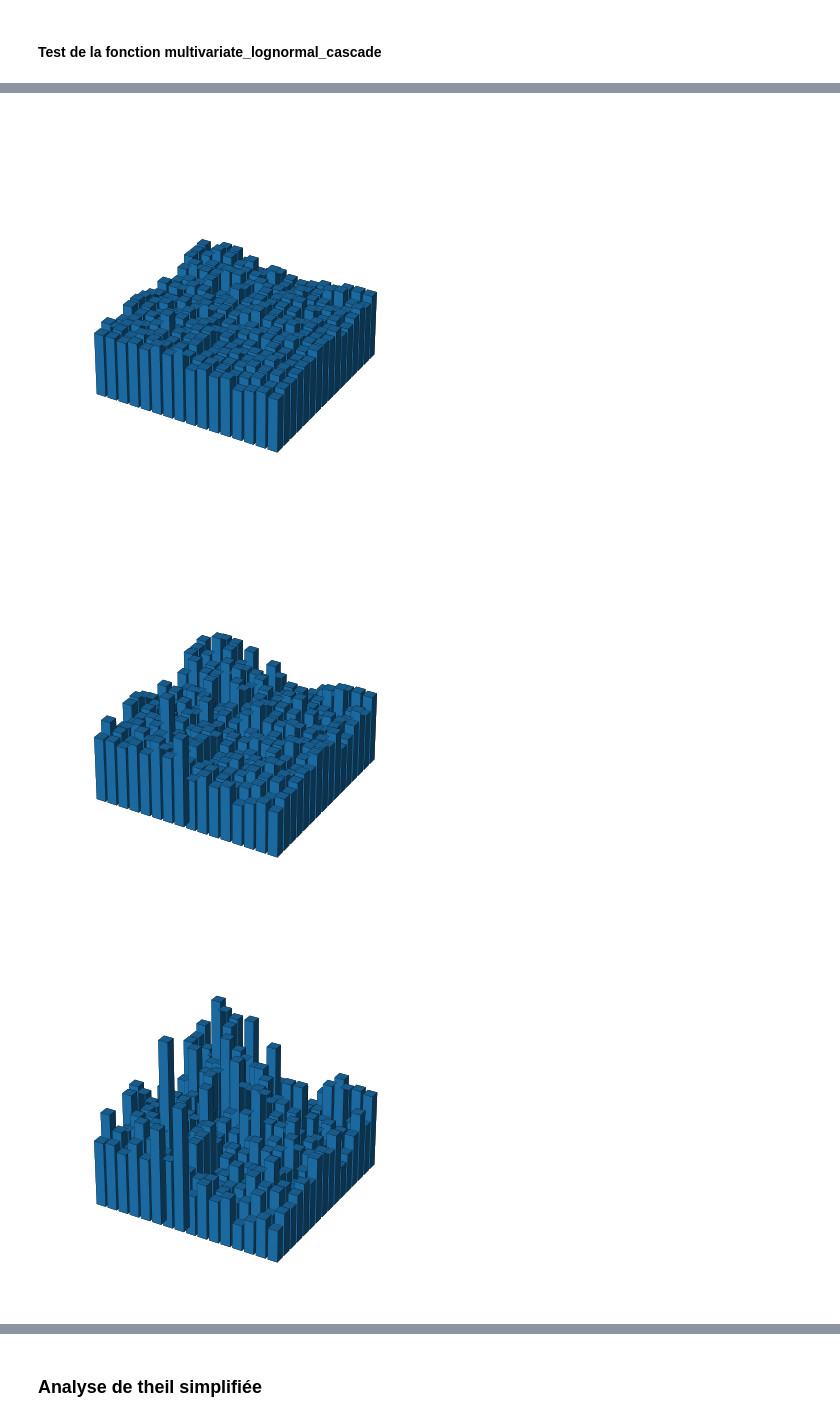
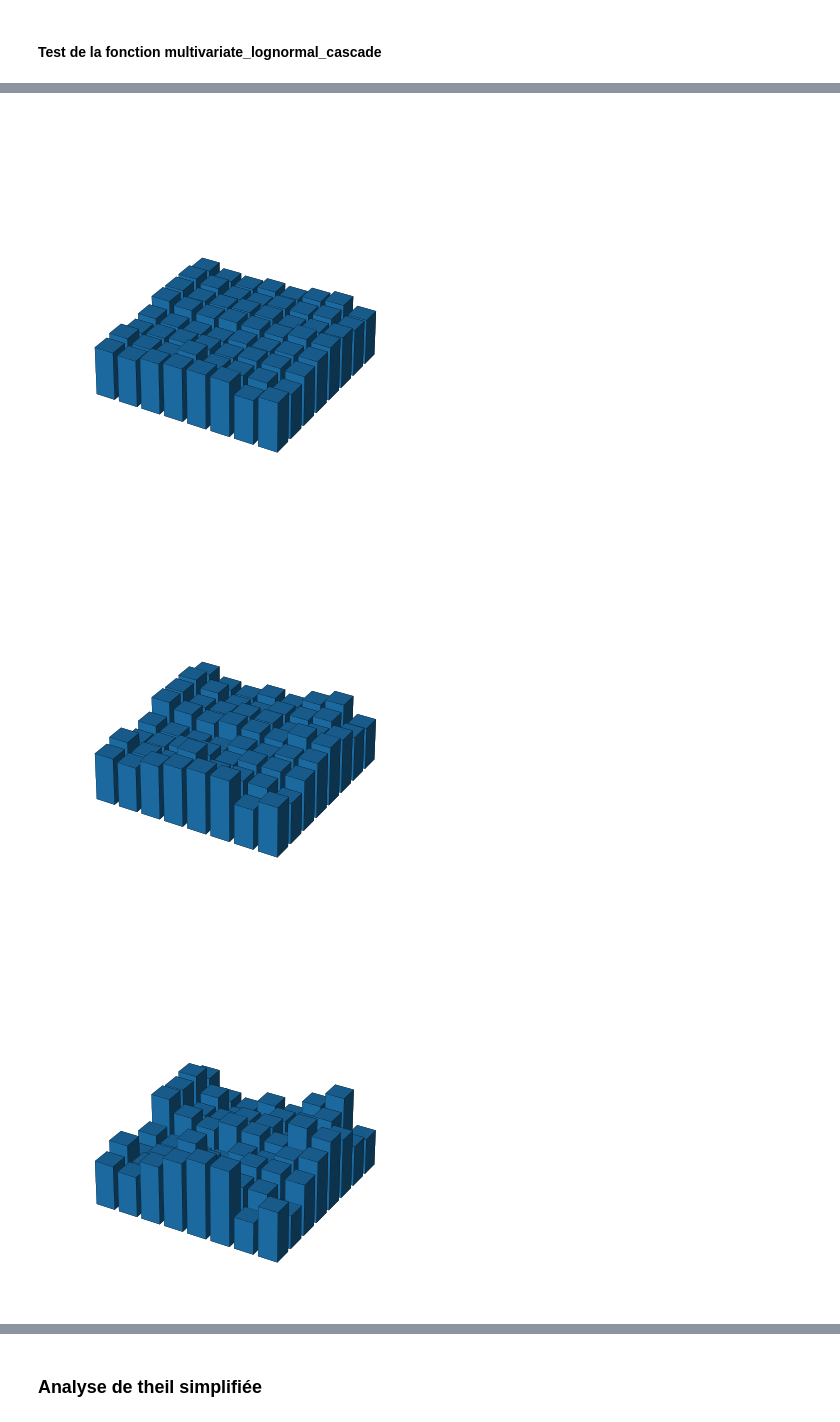
Before and after one commit to fsemecurbe/MMTMSS, a Jupyter notebook: 3_figures.ipynb, the cells around one changed output, grey strips where cells are left out. Cells and saved outputs as stored; diff of their text form; code cells hidden in the pictures.

```diff
--- a/3_figures.ipynb
+++ b/3_figures.ipynb
@@ -33,6 +33,22 @@ def multivariate_lognormal_cascade(n, sigma1=1, sigma2=1, corr=0):
     Q = Q / np.sum(Q)
     return(np.stack([P,Q], axis=-1))
 
+def multivariate_lognormal_cascade(n, sigma1=.1, sigma2=.1, rho=0):
+
+    mu1 = -1/2 * sigma1**2
+    mu2 = -1/2 * sigma2**2
+
+    iid = rng.multivariate_normal(np.array([0,0]),  np.array([[1,0], [0, 1]]), (2,2))
+    PQ = np.exp(np.stack([mu1 + sigma1*iid[:,:,0], mu2 + sigma2*(rho*iid[:,:,0] + (1-rho**2)**0.5 * iid[:,:,1])],axis=2))
+
+    for i in range(n):
+        iid = rng.multivariate_normal(np.array([0,0]),  np.array([[1,0], [0, 1]]), (2 * PQ.shape[0], 2 * PQ.shape[0]))
+        mul = np.exp(np.stack([mu1 + sigma1*iid[:,:,0], mu2 + sigma2*(rho*iid[:,:,0] + (1-rho**2)**0.5 * iid[:,:,1])],axis=2))
+        PQ = np.kron(PQ, np.ones((2,2,1))) * mul
+
+    return(PQ / PQ.sum(axis=(0,1)))
+
+
 def theil(pop):
   tp = pop.sum(axis=2)
   prob = pop[:,:,:] / tp[:,:, np.newaxis]
@@ -48,7 +64,3 @@ def scale_theil(pop, scales):
     return(stheils)
 # %% [markdown]
 #### Test de la fonction multivariate_lognormal_cascade
-# %%
-rng = np.random.default_rng(1)
-lnc = multivariate_lognormal_cascade(2, sigma1=0.3, sigma2=0.4, corr=-.185)
-ratio =  0.2 * lnc[:,:,0] / (0.2 * lnc[:,:,0] + 0.8 * lnc[:,:,1]) * 100
@@ -120,8 +68,8 @@ for i, s in enumerate(sigmas):
 sigmas = [0.025, .05,.1,.2]
 
 for i, s in enumerate(sigmas):
-    rng = np.random.default_rng(1)
-    lnc = multivariate_lognormal_cascade(3, sigma1=s, sigma2=0.4, corr=-.185)
+    rng = np.random.default_rng(100)
+    lnc = multivariate_lognormal_cascade(2, sigma1=s, sigma2=0.1, rho=-.185)
 
 
     Z = lnc[:,:,0]
@@ -143,7 +91,7 @@ for i, s in enumerate(sigmas):
     ax.set_xlabel('')
     ax.set_ylabel('')
     ax.set_zlabel('')
-    ax.set_zlim(0, 0.01)
+    ax.set_zlim(0, 0.05)
     ax.set_xticks([])
     ax.set_yticks([])
     ax.set_axis_off()
@@ -154,3 +102,3 @@ for i, s in enumerate(sigmas):
-[figure, old version]
+[figure, new version]
-[figure, old version]
+[figure, new version]
-[figure, old version]
+[figure, new version]
```
Also changed, not shown: parts of 11 cells of this notebook.
